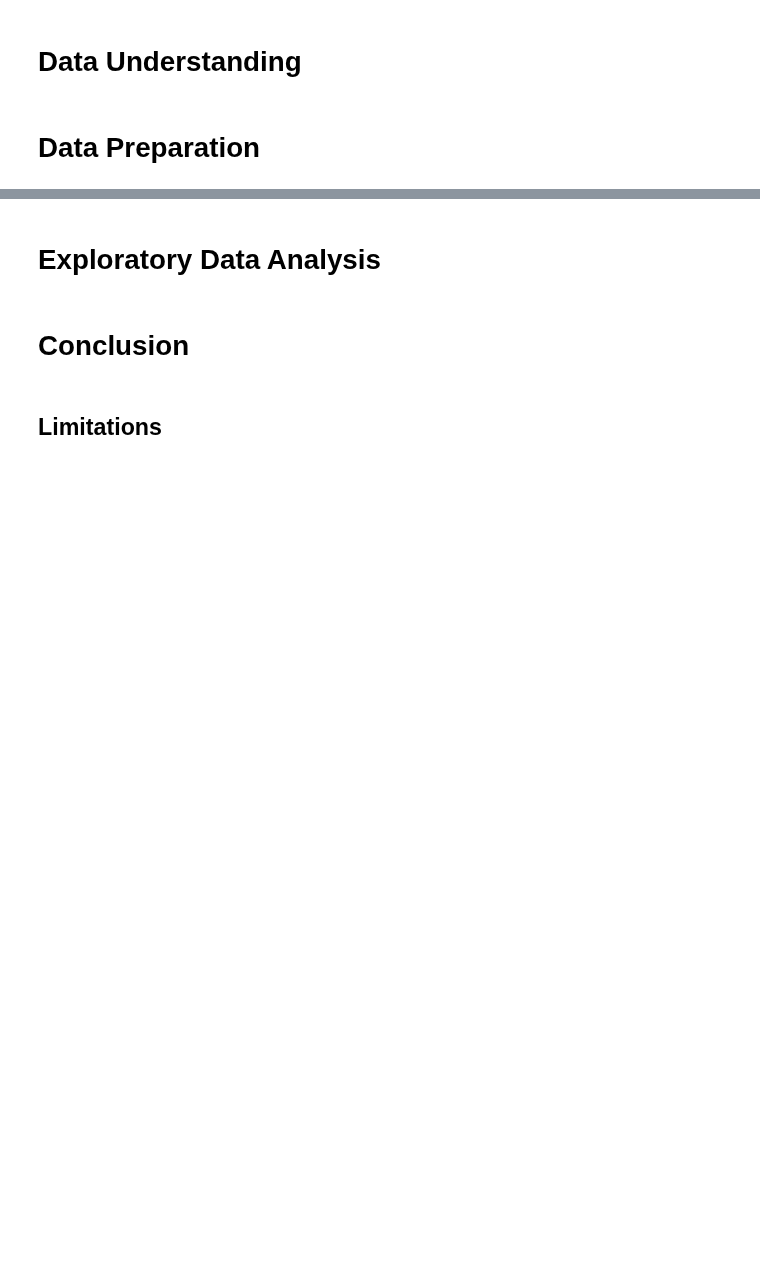
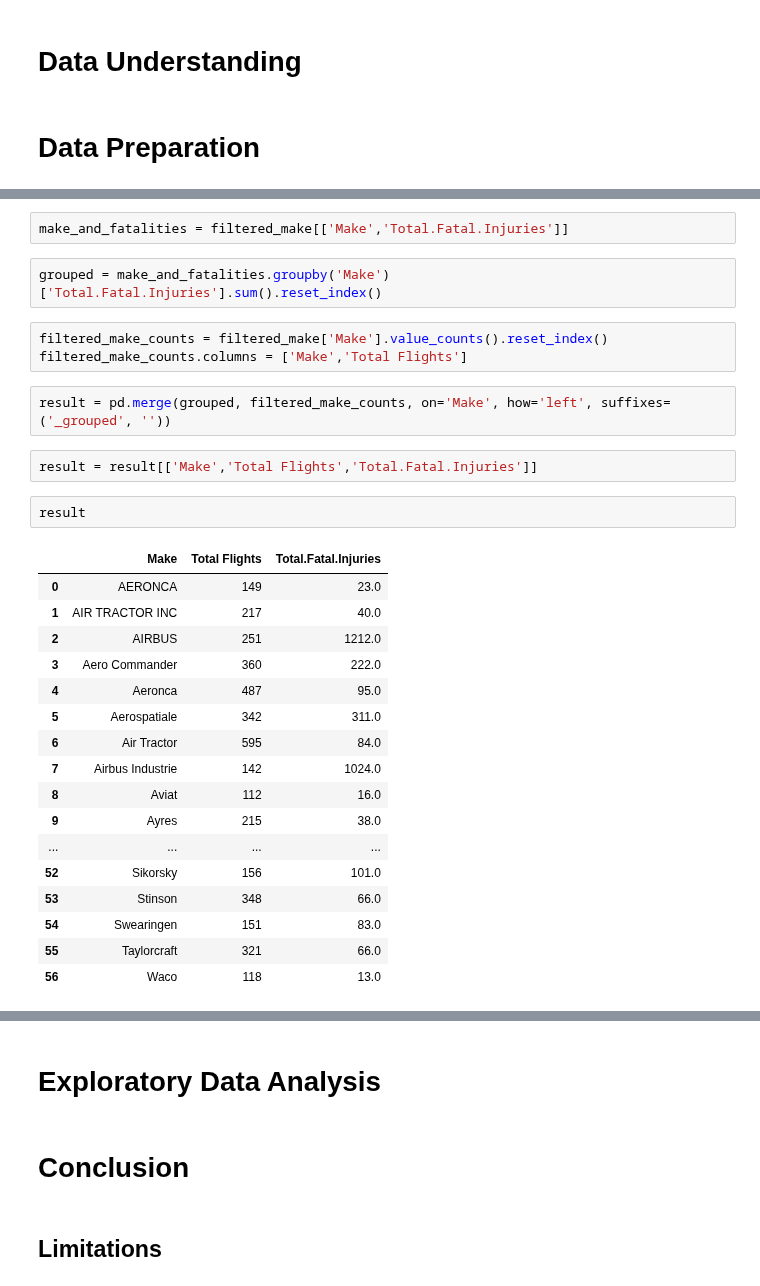
Before and after one commit to cjimenez1123/Aircraft-Risk-Analysis, a Jupyter notebook: notebook.ipynb, the cells around one changed output, grey strips where cells are left out. Drawn from its saved outputs; the diff is of its cells as text; blank space fills up the shorter version.

```diff
--- a/notebook.ipynb
+++ b/notebook.ipynb
@@ -6,0 +131,31 @@
+# %%
+make_and_fatalities = filtered_make[['Make','Total.Fatal.Injuries']]
+# %%
+grouped = make_and_fatalities.groupby('Make')['Total.Fatal.Injuries'].sum().reset_index()
+# %%
+filtered_make_counts = filtered_make['Make'].value_counts().reset_index()
+filtered_make_counts.columns = ['Make','Total Flights']
+# %%
+result = pd.merge(grouped, filtered_make_counts, on='Make', how='left', suffixes=('_grouped', ''))
+# %%
+result = result[['Make','Total Flights','Total.Fatal.Injuries']]
+# %%
+result
+# %% [output]
+|  | Make | Total Flights | Total.Fatal.Injuries |
+| 0 | AERONCA | 149 | 23.0 |
+| 1 | AIR TRACTOR INC | 217 | 40.0 |
+| 2 | AIRBUS | 251 | 1212.0 |
+| 3 | Aero Commander | 360 | 222.0 |
+| 4 | Aeronca | 487 | 95.0 |
+| 5 | Aerospatiale | 342 | 311.0 |
+| 6 | Air Tractor | 595 | 84.0 |
+| 7 | Airbus Industrie | 142 | 1024.0 |
+| 8 | Aviat | 112 | 16.0 |
+| 9 | Ayres | 215 | 38.0 |
+| ... | ... | ... | ... |
+| 52 | Sikorsky | 156 | 101.0 |
+| 53 | Stinson | 348 | 66.0 |
+| 54 | Swearingen | 151 | 83.0 |
+| 55 | Taylorcraft | 321 | 66.0 |
+| 56 | Waco | 118 | 13.0 |
```
Also changed, not shown: parts of 26 cells of this notebook.
